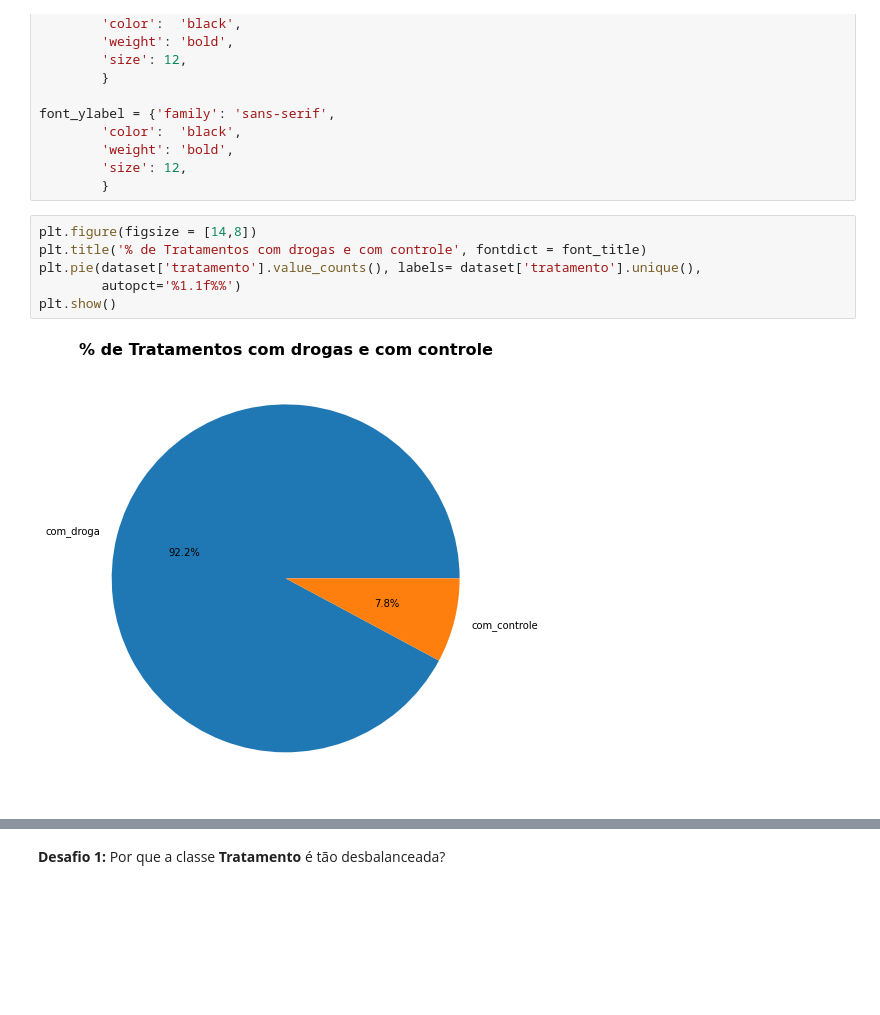
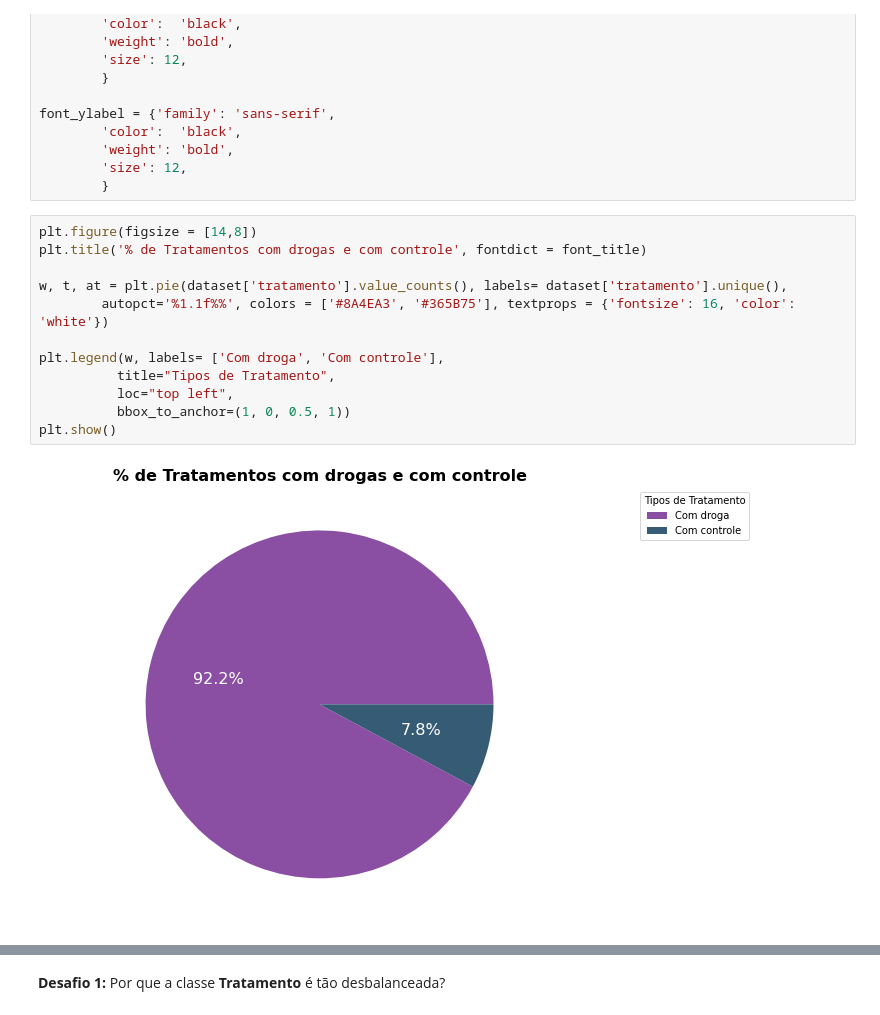
Before and after one commit to dijkstra001/imersao_dados_alura, a Jupyter notebook: ID_ncorreia.ipynb, the cells around one changed output, grey strips where cells are left out. Drawn from its saved outputs; the diff is of its cells as text; blank space fills up the shorter version.

Commit message:
Add Exploratory analysis and graph update

```diff
--- a/ID_ncorreia.ipynb
+++ b/ID_ncorreia.ipynb
@@ -74,11 +76,17 @@ font_ylabel = {'family': 'sans-serif',
 # %%
 plt.figure(figsize = [14,8])
 plt.title('% de Tratamentos com drogas e com controle', fontdict = font_title)
-plt.pie(dataset['tratamento'].value_counts(), labels= dataset['tratamento'].unique(),
-        autopct='%1.1f%%')
+
+w, t, at = plt.pie(dataset['tratamento'].value_counts(), labels= dataset['tratamento'].unique(),
+        autopct='%1.1f%%', colors = ['#8A4EA3', '#365B75'], textprops = {'fontsize': 16, 'color': 'white'})
+
+plt.legend(w, labels= ['Com droga', 'Com controle'],
+          title="Tipos de Tratamento",
+          loc="top left",
+          bbox_to_anchor=(1, 0, 0.5, 1))
 plt.show()
 # %% [output]
-[figure, old version]
+[figure, new version]
 # %%
 sns.set(style = 'darkgrid')
 plt.figure(figsize = [14,8])
```
Also changed, not shown: parts of 12 cells of this notebook.
